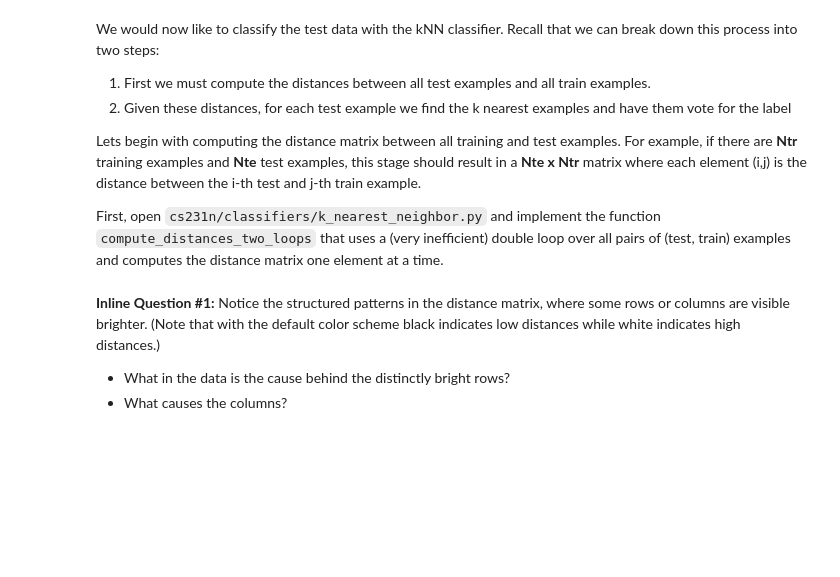
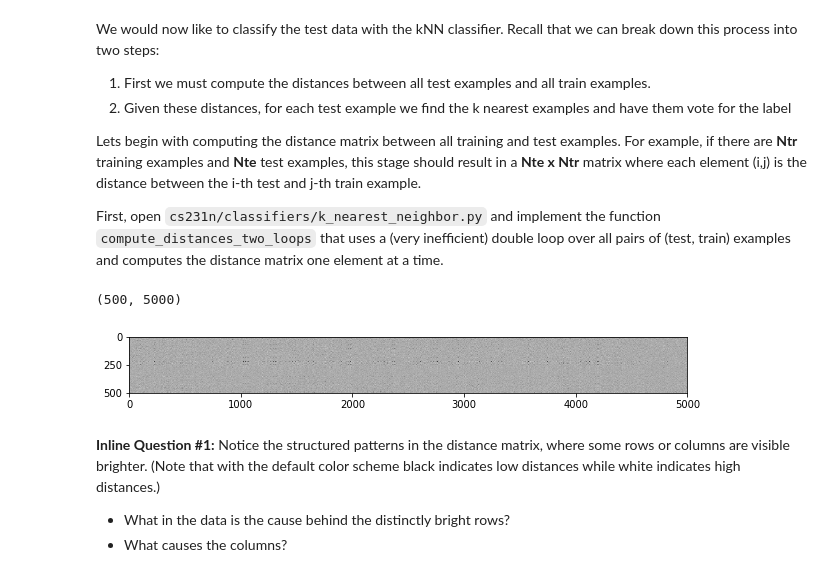
Before and after one commit to kozistr/ML-Study, a Jupyter notebook: CS231n/Assignment1/knn.ipynb, the cells around one changed output. Cells and saved outputs as stored; diff of their text form; code cells hidden in the pictures; blank space fills up the shorter version.

```diff
--- a/CS231n/Assignment1/knn.ipynb
+++ b/CS231n/Assignment1/knn.ipynb
@@ -95,13 +124,17 @@ First, open `cs231n/classifiers/k_nearest_neighbor.py` and implement the functio
 # compute_distances_two_loops.
 
 # Test your implementation:
-dists = classifier.compute_distances_two_loops(X_test)
+dists = classifier.two_loops(x_test)
 print(dists.shape)
+# %% [output]
+(500, 5000)
 # %%
 # We can visualize the distance matrix: each row is a single test example and
 # its distances to training examples
-plt.imshow(dists, interpolation='none')
+plt.imshow(distance, interpolation='none')
 plt.show()
+# %% [output]
+[figure, added]
 # %% [markdown]
 **Inline Question #1:** Notice the structured patterns in the distance matrix, where some rows or columns are visible brighter. (Note that with the default color scheme black indicates low distances while white indicates high distances.)
 
```
Also changed, not shown: parts of 11 cells of this notebook, 1 other file.
